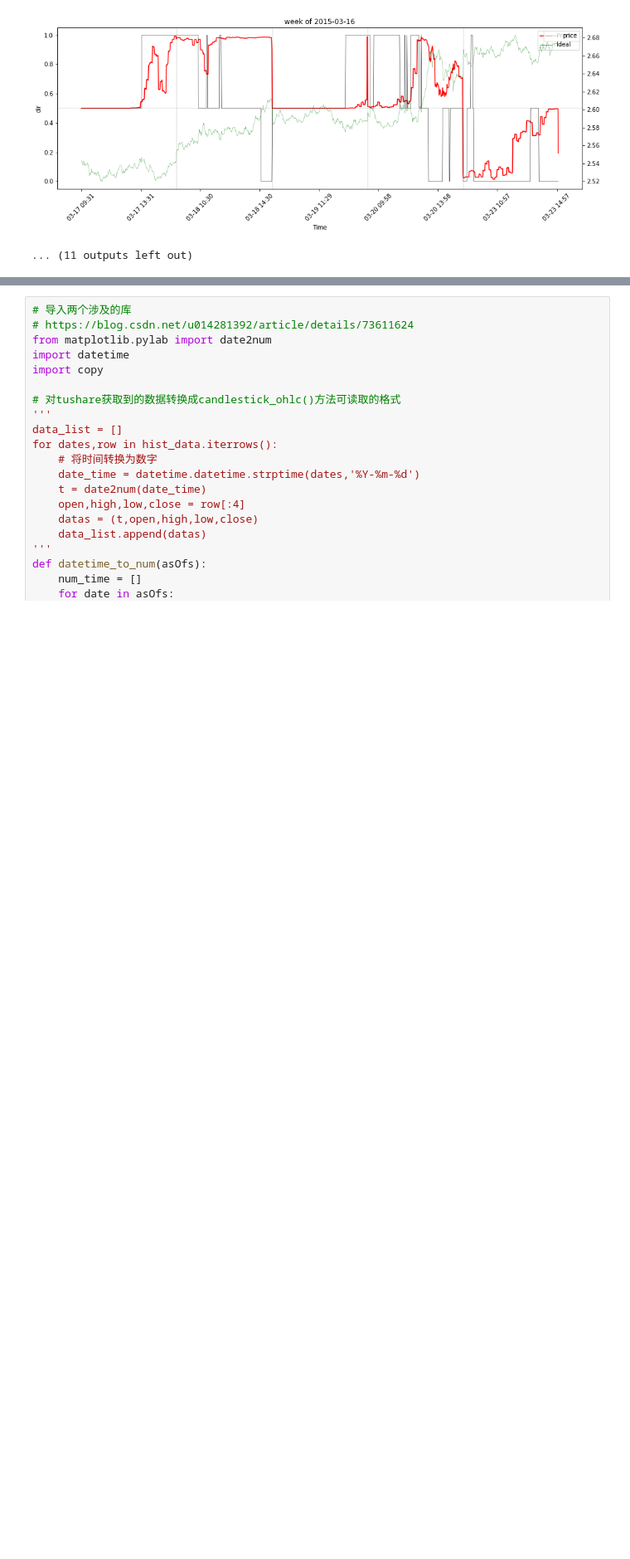
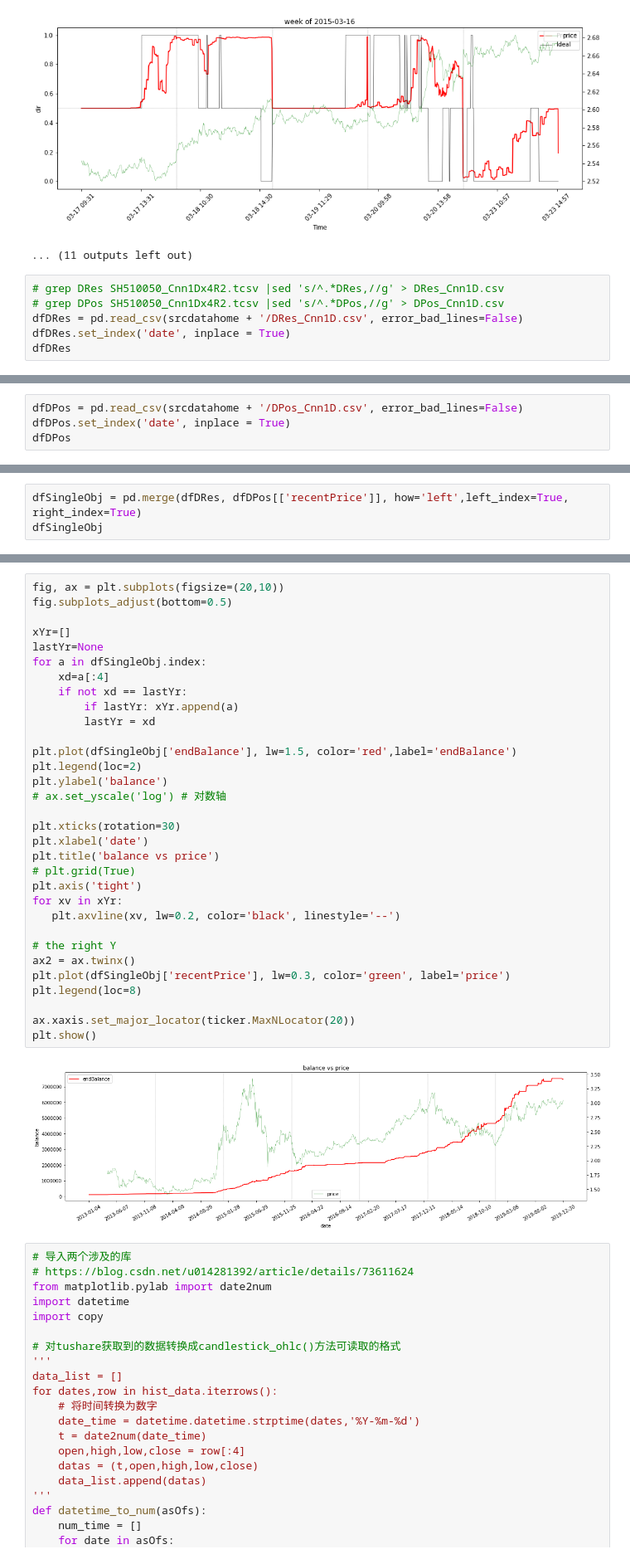
Before and after one commit to syscheme/HyperPixiu, a Jupyter notebook: notebooks/plotAdvDir.ipynb, the cells around one changed output, grey strips where cells are left out. Shown at 83% size. Cells and saved outputs as stored; diff of their text form; blank space fills up the shorter version.

Commit message:
plot bal vs price

```diff
--- a/notebooks/plotAdvDir.ipynb
+++ b/notebooks/plotAdvDir.ipynb
@@ -119,3 +119,9 @@ for d in bydate.nunique().index:
 [figure]
 [figure]
 ... (11 outputs left out)
+# %%
+# grep DRes SH510050_Cnn1Dx4R2.tcsv |sed 's/^.*DRes,//g' > DRes_Cnn1D.csv
+# grep DPos SH510050_Cnn1Dx4R2.tcsv |sed 's/^.*DPos,//g' > DPos_Cnn1D.csv
+dfDRes = pd.read_csv(srcdatahome + '/DRes_Cnn1D.csv', error_bad_lines=False)
+dfDRes.set_index('date', inplace = True)
+dfDRes
@@ -121,0 +148,4 @@ for d in bydate.nunique().index:
+# %%
+dfDPos = pd.read_csv(srcdatahome + '/DPos_Cnn1D.csv', error_bad_lines=False)
+dfDPos.set_index('date', inplace = True)
+dfDPos
@@ -121,0 +172,3 @@ for d in bydate.nunique().index:
+# %%
+dfSingleObj = pd.merge(dfDRes, dfDPos[['recentPrice']], how='left',left_index=True, right_index=True)
+dfSingleObj
@@ -122,3 +195,37 @@ for d in bydate.nunique().index:
+# %%
+fig, ax = plt.subplots(figsize=(20,10))
+fig.subplots_adjust(bottom=0.5)
+
+xYr=[]
+lastYr=None
+for a in dfSingleObj.index:
+    xd=a[:4]
+    if not xd == lastYr:
+        if lastYr: xYr.append(a)
+        lastYr = xd
+
+plt.plot(dfSingleObj['endBalance'], lw=1.5, color='red',label='endBalance')
+plt.legend(loc=2)
+plt.ylabel('balance')
+# ax.set_yscale('log') # 对数轴
+
+plt.xticks(rotation=30)
+plt.xlabel('date')
+plt.title('balance vs price')
+# plt.grid(True)
+plt.axis('tight')
+for xv in xYr:
+   plt.axvline(xv, lw=0.2, color='black', linestyle='--')
+
+# the right Y
+ax2 = ax.twinx()
+plt.plot(dfSingleObj['recentPrice'], lw=0.3, color='green', label='price')
+plt.legend(loc=8)
+
+ax.xaxis.set_major_locator(ticker.MaxNLocator(20))
+plt.show()
+# %% [output]
+[figure, added]
 # %%
 # 导入两个涉及的库
 # https://blog.csdn.net/u014281392/article/details/73611624
```
Also changed, not shown: parts of 3 cells of this notebook.
